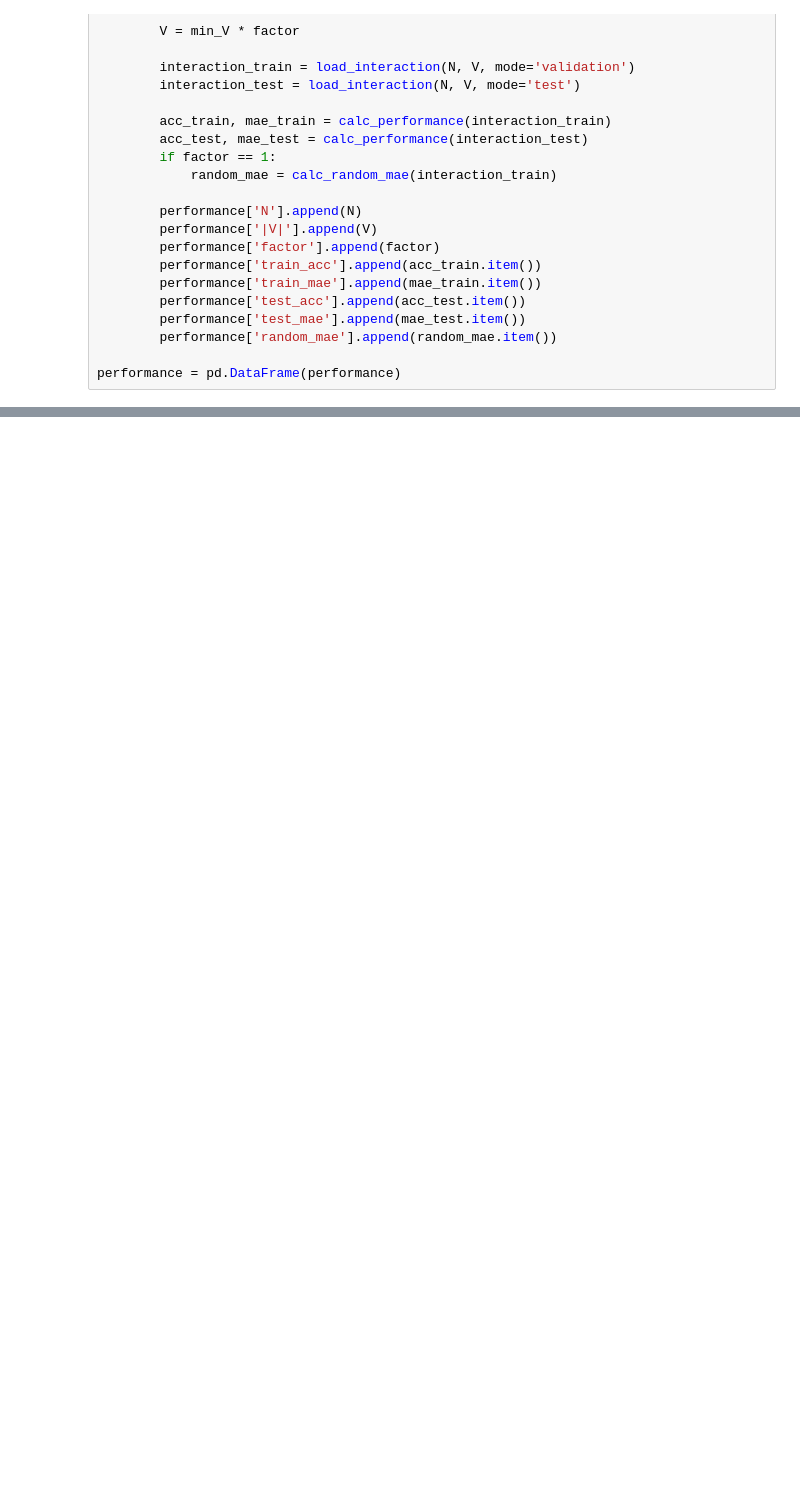
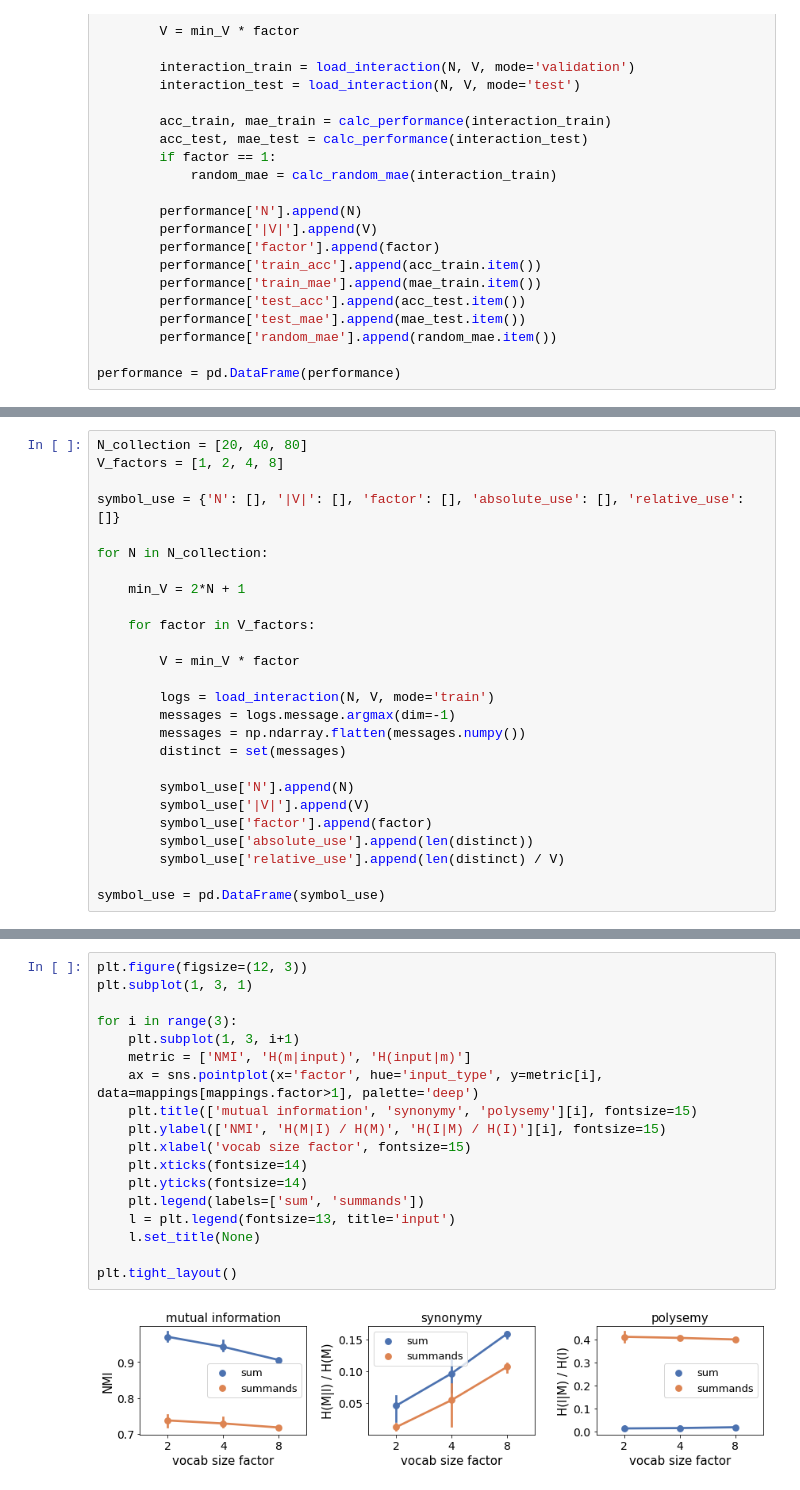
Before and after one commit to XeniaOhmer/summation_game, a Jupyter notebook: analysis.ipynb, the cells around one changed output, grey strips where cells are left out. Saved outputs shown, nothing was run; the diff lists cells and outputs as text; blank space fills up the shorter version.

```diff
--- a/analysis.ipynb
+++ b/analysis.ipynb
@@ -97,0 +121,26 @@ calc_performance(logs)
+# %%
+N_collection = [20, 40, 80]
+V_factors = [1, 2, 4, 8]
+
+symbol_use = {'N': [], '|V|': [], 'factor': [], 'absolute_use': [], 'relative_use': []}
+
+for N in N_collection:
+
+    min_V = 2*N + 1
+
+    for factor in V_factors:
+
+        V = min_V * factor
+
+        logs = load_interaction(N, V, mode='train')
+        messages = logs.message.argmax(dim=-1)
+        messages = np.ndarray.flatten(messages.numpy())
+        distinct = set(messages)
+
+        symbol_use['N'].append(N)
+        symbol_use['|V|'].append(V)
+        symbol_use['factor'].append(factor)
+        symbol_use['absolute_use'].append(len(distinct))
+        symbol_use['relative_use'].append(len(distinct) / V)
+
+symbol_use = pd.DataFrame(symbol_use)
@@ -97,0 +252,20 @@ calc_performance(logs)
+# %%
+plt.figure(figsize=(12, 3))
+plt.subplot(1, 3, 1)
+
+for i in range(3):
+    plt.subplot(1, 3, i+1)
+    metric = ['NMI', 'H(m|input)', 'H(input|m)']
+    ax = sns.pointplot(x='factor', hue='input_type', y=metric[i], data=mappings[mappings.factor>1], palette='deep')
+    plt.title(['mutual information', 'synonymy', 'polysemy'][i], fontsize=15)
+    plt.ylabel(['NMI', 'H(M|I) / H(M)', 'H(I|M) / H(I)'][i], fontsize=15)
+    plt.xlabel('vocab size factor', fontsize=15)
+    plt.xticks(fontsize=14)
+    plt.yticks(fontsize=14)
+    plt.legend(labels=['sum', 'summands'])
+    l = plt.legend(fontsize=13, title='input')
+    l.set_title(None)
+
+plt.tight_layout()
+# %% [output]
+[figure, added]
```
Also changed, not shown: parts of 19 cells of this notebook.
